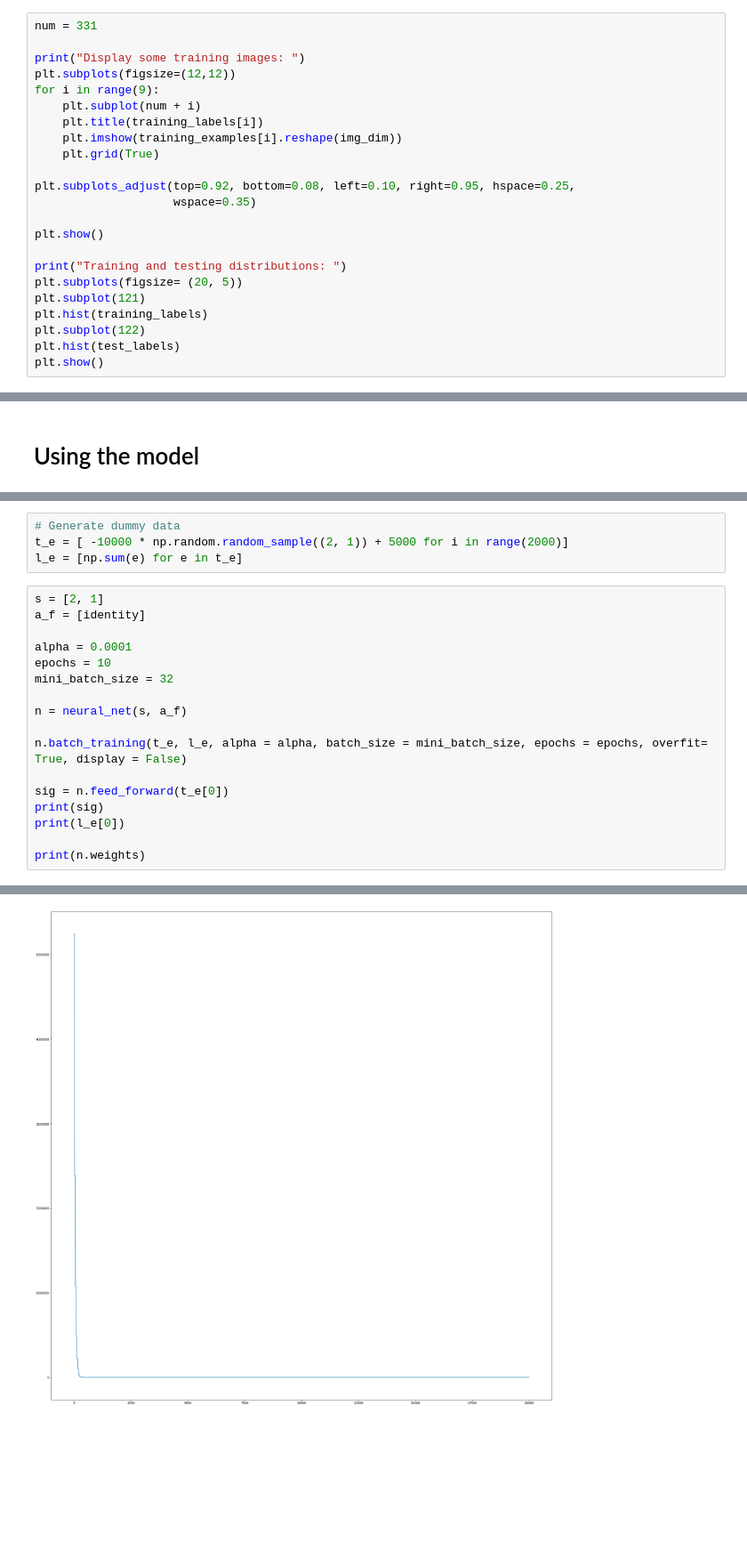
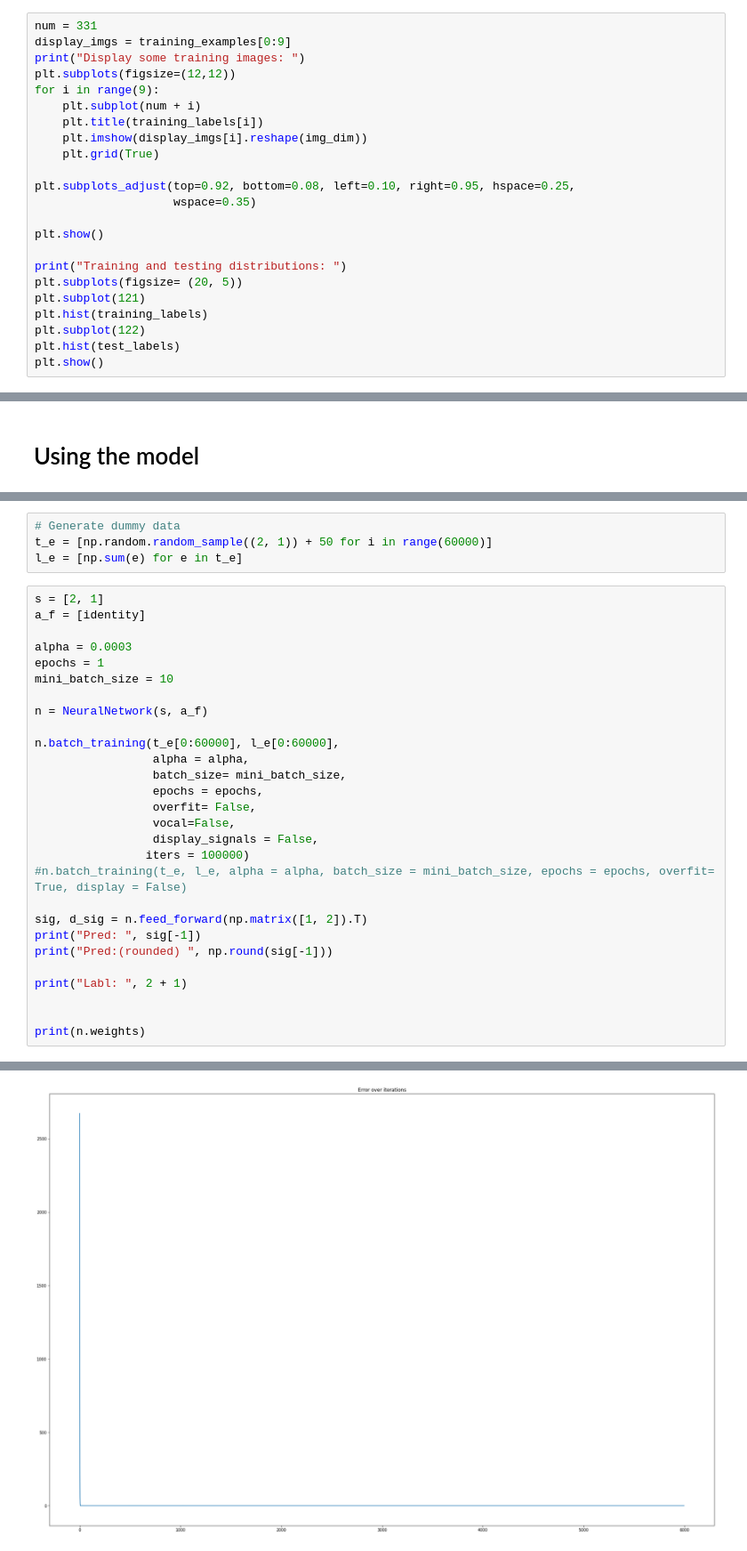
Before and after one commit to JoelSjoberg/Python-Neural-Network, a Jupyter notebook: Implementation.ipynb, the cells around one changed output, grey strips where cells are left out. Shown: that part at 89% size. Drawn from its saved outputs; the diff is of its cells as text; blank space fills up the shorter version.

```diff
--- a/Implementation.ipynb
+++ b/Implementation.ipynb
@@ -197,12 +302,12 @@ example dimension:  (784, 1)
 # %%
 num = 331
-
+display_imgs = training_examples[0:9]
 print("Display some training images: ")
 plt.subplots(figsize=(12,12))
 for i in range(9):
     plt.subplot(num + i)
     plt.title(training_labels[i])
-    plt.imshow(training_examples[i].reshape(img_dim))
+    plt.imshow(display_imgs[i].reshape(img_dim))
     plt.grid(True)
 
 plt.subplots_adjust(top=0.92, bottom=0.08, left=0.10, right=0.95, hspace=0.25,
@@ -526,23 +545,34 @@ if the backprpagation algorithm is implemented correctly, then the weights shoul
 quickly (relative to the learning rate of course)
 # %%
 # Generate dummy data
-t_e = [ -10000 * np.random.random_sample((2, 1)) + 5000 for i in range(2000)]
+t_e = [np.random.random_sample((2, 1)) + 50 for i in range(60000)]
 l_e = [np.sum(e) for e in t_e]
 # %%
 s = [2, 1]
 a_f = [identity]
 
-alpha = 0.0001
-epochs = 10
-mini_batch_size = 32
+alpha = 0.0003
+epochs = 1
+mini_batch_size = 10
 
-n = neural_net(s, a_f)
+n = NeuralNetwork(s, a_f)
 
-n.batch_training(t_e, l_e, alpha = alpha, batch_size = mini_batch_size, epochs = epochs, overfit= True, display = False)
+n.batch_training(t_e[0:60000], l_e[0:60000],
+                 alpha = alpha,
+                 batch_size= mini_batch_size,
+                 epochs = epochs,
+                 overfit= False,
+                 vocal=False,
+                 display_signals = False,
+                iters = 100000)
+#n.batch_training(t_e, l_e, alpha = alpha, batch_size = mini_batch_size, epochs = epochs, overfit= True, display = False)
 
-sig = n.feed_forward(t_e[0])
-print(sig)
-print(l_e[0])
+sig, d_sig = n.feed_forward(np.matrix([1, 2]).T)
+print("Pred: ", sig[-1])
+print("Pred:(rounded) ", np.round(sig[-1]))
+
+print("Labl: ", 2 + 1)
+
 
 print(n.weights)
 # %% [output]
@@ -549 +580 @@ print(n.weights)
-[figure, old version]
+[figure, new version]
```
Also changed, not shown: parts of 28 cells of this notebook.
